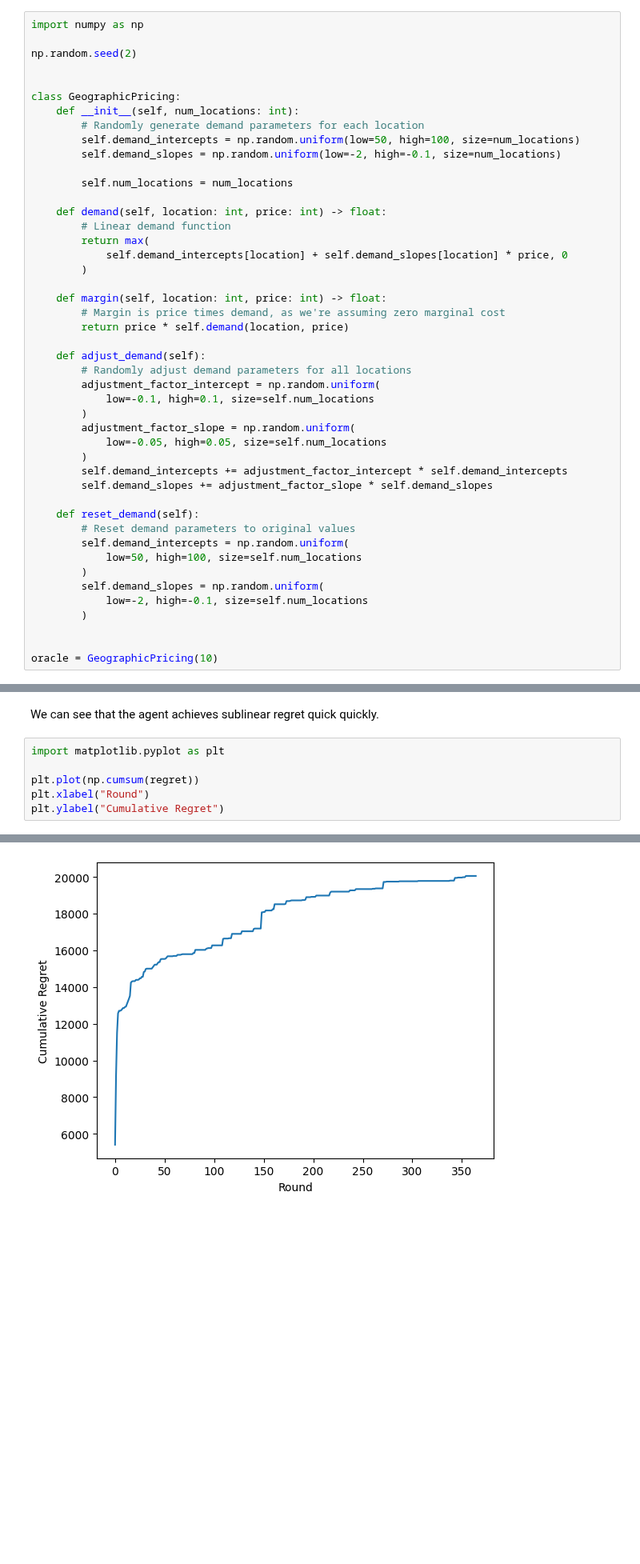
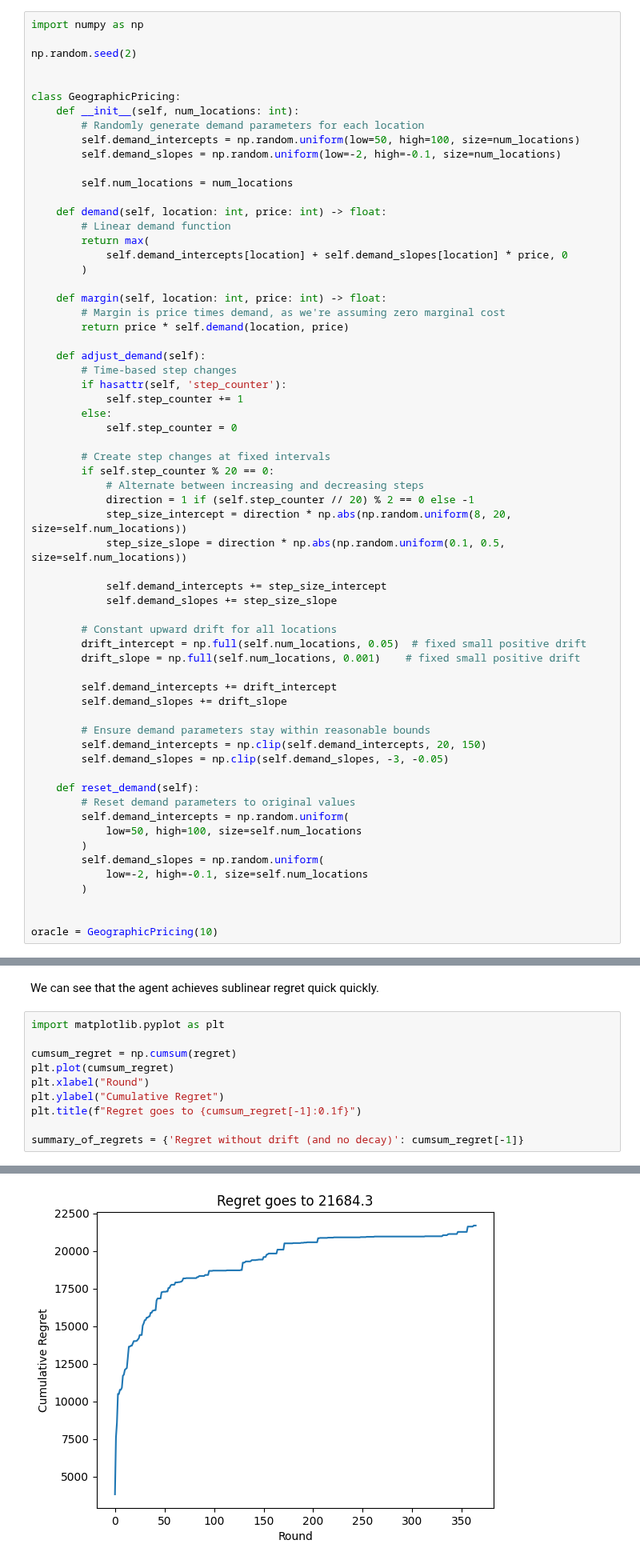
Before and after one commit to bayesianbandits/bayesianbandits, a Jupyter notebook: docs/notebooks/delayed-reward.ipynb, the cells around one changed output, grey strips where cells are left out. Shown at 80% size. Saved outputs shown, nothing was run; the diff lists cells and outputs as text; blank space fills up the shorter version.

```diff
--- a/docs/notebooks/delayed-reward.ipynb
+++ b/docs/notebooks/delayed-reward.ipynb
@@ -35,15 +35,32 @@ class GeographicPricing:
         return price * self.demand(location, price)
 
     def adjust_demand(self):
-        # Randomly adjust demand parameters for all locations
-        adjustment_factor_intercept = np.random.uniform(
-            low=-0.1, high=0.1, size=self.num_locations
-        )
-        adjustment_factor_slope = np.random.uniform(
-            low=-0.05, high=0.05, size=self.num_locations
-        )
-        self.demand_intercepts += adjustment_factor_intercept * self.demand_intercepts
-        self.demand_slopes += adjustment_factor_slope * self.demand_slopes
+        # Time-based step changes
+        if hasattr(self, 'step_counter'):
+            self.step_counter += 1
+        else:
+            self.step_counter = 0
+
+        # Create step changes at fixed intervals
+        if self.step_counter % 20 == 0:
+            # Alternate between increasing and decreasing steps
+            direction = 1 if (self.step_counter // 20) % 2 == 0 else -1
+            step_size_intercept = direction * np.abs(np.random.uniform(8, 20, size=self.num_locations))
+            step_size_slope = direction * np.abs(np.random.uniform(0.1, 0.5, size=self.num_locations))
+
+            self.demand_intercepts += step_size_intercept
+            self.demand_slopes += step_size_slope
+
+        # Constant upward drift for all locations
+        drift_intercept = np.full(self.num_locations, 0.05)  # fixed small positive drift
+        drift_slope = np.full(self.num_locations, 0.001)    # fixed small positive drift
+
+        self.demand_intercepts += drift_intercept
+        self.demand_slopes += drift_slope
+
+        # Ensure demand parameters stay within reasonable bounds
+        self.demand_intercepts = np.clip(self.demand_intercepts, 20, 150)
+        self.demand_slopes = np.clip(self.demand_slopes, -3, -0.05)
 
     def reset_demand(self):
         # Reset demand parameters to original values
@@ -139,7 +156,11 @@ We can see that the agent achieves sublinear regret quick quickly.
 # %%
 import matplotlib.pyplot as plt
 
-plt.plot(np.cumsum(regret))
+cumsum_regret = np.cumsum(regret)
+plt.plot(cumsum_regret)
 plt.xlabel("Round")
 plt.ylabel("Cumulative Regret")
+plt.title(f"Regret goes to {cumsum_regret[-1]:0.1f}")
+
+summary_of_regrets = {'Regret without drift (and no decay)': cumsum_regret[-1]}
 # %% [output]
@@ -147,4 +167,4 @@ Text(0, 0.5, 'Cumulative Regret')
-[figure, old version]
+[figure, new version]
 # %% [markdown]
 Because we chose a linear demand function, we know for a fact that the $17 price is optimal for all cities. We can see that the agent's learned expected reward per city for the $17 price is very close to the true maximum reward.
 # %%
```
Also changed, not shown: parts of 18 cells of this notebook, 2 other files.
